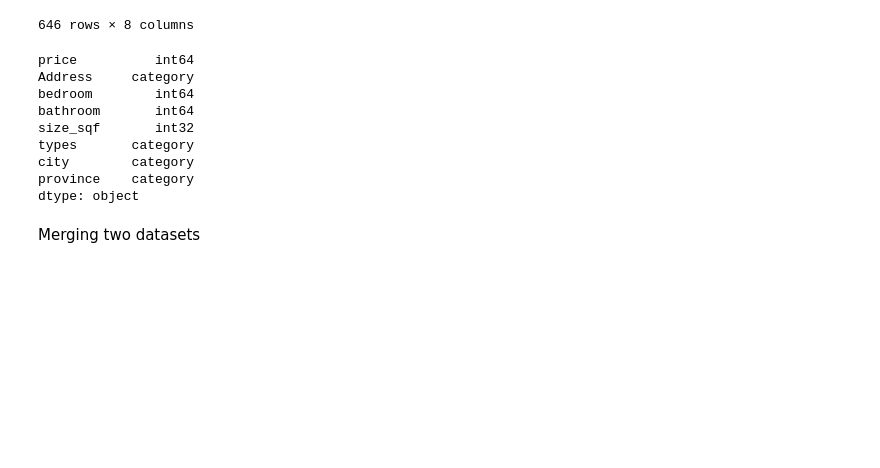
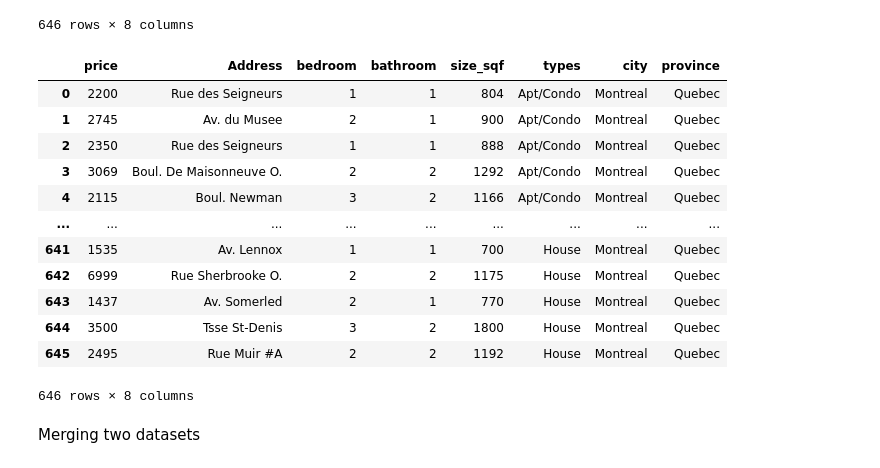
Before and after one commit to mehmoh/Canada-rental, a Jupyter notebook: Cleaning.ipynb, the cells around one changed output. Drawn from its saved outputs; the diff is of its cells as text; code cells hidden in the pictures; blank space fills up the shorter version.

```diff
--- a/Cleaning.ipynb
+++ b/Cleaning.ipynb
@@ -157,20 +157,27 @@ df1
 646 rows × 8 columns
 # %%
 df1['size_sqf'] = df1['size_sqf'].astype(int)
+remove_digits = str.maketrans('', '', digits)
+df1['Address']=df1['Address'].map(lambda x: x.translate(remove_digits)) ##removing bulding number
+
 for col in ['Address', 'types', 'city', 'province']:
     df1[col] = df1[col].astype('category')
 # %%
-df1.dtypes
+df1
 # %% [output]
+|  | price | Address | bedroom | bathroom | size_sqf | types | city | province |
+| 0 | 2200 | Rue des Seigneurs | 1 | 1 | 804 | Apt/Condo | Montreal | Quebec |
+| 1 | 2745 | Av. du Musee | 2 | 1 | 900 | Apt/Condo | Montreal | Quebec |
+| 2 | 2350 | Rue des Seigneurs | 1 | 1 | 888 | Apt/Condo | Montreal | Quebec |
+| 3 | 3069 | Boul. De Maisonneuve O. | 2 | 2 | 1292 | Apt/Condo | Montreal | Quebec |
+| 4 | 2115 | Boul. Newman | 3 | 2 | 1166 | Apt/Condo | Montreal | Quebec |
+| ... | ... | ... | ... | ... | ... | ... | ... | ... |
+| 641 | 1535 | Av. Lennox | 1 | 1 | 700 | House | Montreal | Quebec |
+| 642 | 6999 | Rue Sherbrooke O. | 2 | 2 | 1175 | House | Montreal | Quebec |
+| 643 | 1437 | Av. Somerled | 2 | 1 | 770 | House | Montreal | Quebec |
+| 644 | 3500 | Tsse St-Denis | 3 | 2 | 1800 | House | Montreal | Quebec |
+| 645 | 2495 | Rue Muir #A | 2 | 2 | 1192 | House | Montreal | Quebec |
-price          int64
-Address     category
-bedroom        int64
-bathroom       int64
-size_sqf       int32
-types       category
-city        category
-province    category
-dtype: object
+646 rows × 8 columns
 # %% [markdown]
 Merging two datasets
 # %%
```
Also changed, not shown: parts of 2 cells of this notebook, 3 other files.
